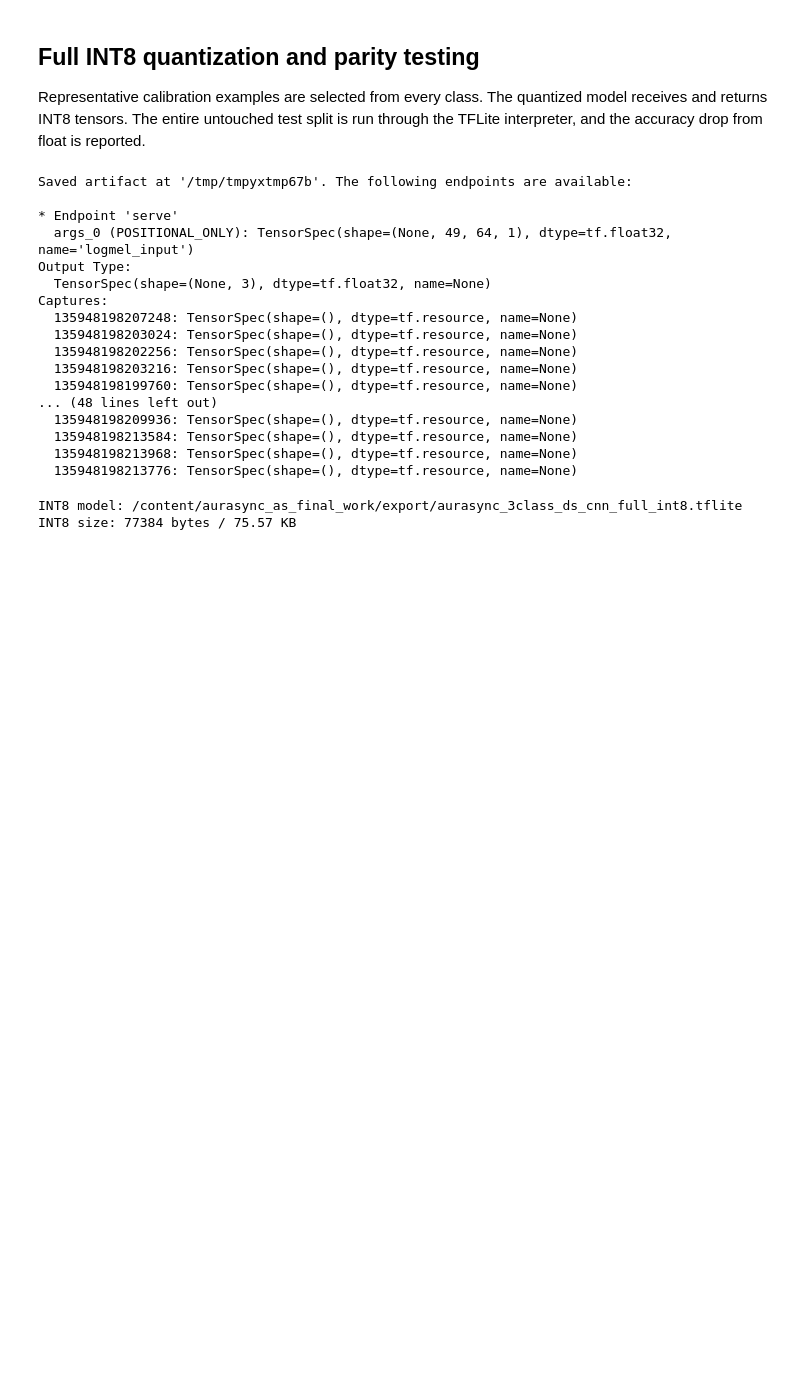
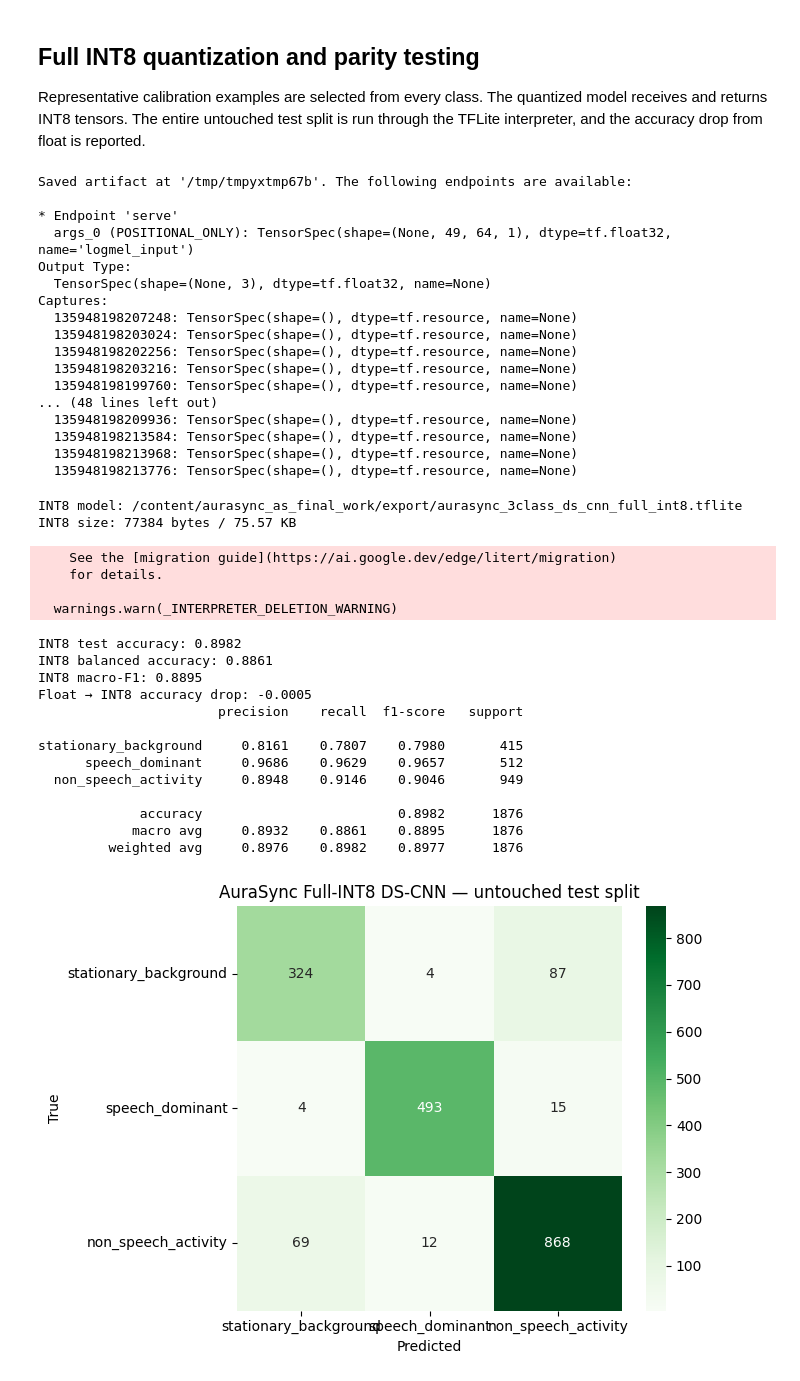
Before and after one commit to GhimirePlan/Project_AuraSync, a Jupyter notebook: AS_DL_Model/AuraSync_CNN_Training.ipynb, the cells around one changed output. Cells and saved outputs as stored; diff of their text form; code cells hidden in the pictures; blank space fills up the shorter version.

Commit message:
implemented integer evaluation and model metrics

```diff
--- a/AS_DL_Model/AuraSync_CNN_Training.ipynb
+++ b/AS_DL_Model/AuraSync_CNN_Training.ipynb
@@ -919,3 +919,72 @@ Captures:
   135948198213776: TensorSpec(shape=(), dtype=tf.resource, name=None)
 INT8 model: /content/aurasync_as_final_work/export/aurasync_3class_ds_cnn_full_int8.tflite
 INT8 size: 77384 bytes / 75.57 KB
+# %%
+# 18. Reusable INT8 interpreter and complete test evaluation.
+interpreter = tf.lite.Interpreter(model_path=str(int8_path))
+interpreter.allocate_tensors()
+input_info = interpreter.get_input_details()[0]
+output_info = interpreter.get_output_details()[0]
+in_scale, in_zero = input_info['quantization']
+out_scale, out_zero = output_info['quantization']
+
+if input_info['dtype'] != np.int8 or output_info['dtype'] != np.int8:
+    raise RuntimeError('Model is not full INT8 input/output.')
+if in_scale <= 0 or out_scale <= 0:
+    raise RuntimeError('Invalid quantization scales.')
+
+def int8_predict_batch(X, show_progress=False):
+    probabilities = []
+    iterator = tqdm(X, desc='INT8 inference') if show_progress else X
+    for sample in iterator:
+        q = np.round(sample[None, ...] / in_scale + in_zero)
+        q = np.clip(q, -128, 127).astype(np.int8)
+        interpreter.set_tensor(input_info['index'], q)
+        interpreter.invoke()
+        output_q = interpreter.get_tensor(output_info['index'])[0]
+        output = (output_q.astype(np.float32) - out_zero) * out_scale
+        # Quantized softmax should already approximate probabilities; renormalize safely.
+        output = np.maximum(output, 0.0)
+        output = output / max(float(output.sum()), 1e-8)
+        probabilities.append(output)
+    return np.asarray(probabilities, dtype=np.float32)
+
+int8_test_probs = int8_predict_batch(X_test, show_progress=True)
+int8_test_pred = int8_test_probs.argmax(axis=1)
+int8_test_accuracy = accuracy_score(y_test_ids, int8_test_pred)
+int8_test_balanced_accuracy = balanced_accuracy_score(y_test_ids, int8_test_pred)
+int8_test_macro_f1 = f1_score(y_test_ids, int8_test_pred, average='macro')
+quantization_accuracy_drop = float_test_accuracy - int8_test_accuracy
+
+print('INT8 test accuracy:', round(int8_test_accuracy, 4))
+print('INT8 balanced accuracy:', round(int8_test_balanced_accuracy, 4))
+print('INT8 macro-F1:', round(int8_test_macro_f1, 4))
+print('Float → INT8 accuracy drop:', round(quantization_accuracy_drop, 4))
+print(classification_report(y_test_ids, int8_test_pred, target_names=LABELS, digits=4))
+
+int8_cm = confusion_matrix(y_test_ids, int8_test_pred)
+plt.figure(figsize=(7, 5))
+sns.heatmap(int8_cm, annot=True, fmt='d', cmap='Greens', xticklabels=LABELS, yticklabels=LABELS)
+plt.xlabel('Predicted'); plt.ylabel('True'); plt.title('AuraSync Full-INT8 DS-CNN — untouched test split')
+plt.tight_layout()
+plt.savefig(EXPORT_DIR / 'int8_confusion_matrix.png', dpi=170)
+plt.show()
+# %% [output]
+    See the [migration guide](https://ai.google.dev/edge/litert/migration)
+    for details.
+
+  warnings.warn(_INTERPRETER_DELETION_WARNING)
+INT8 test accuracy: 0.8982
+INT8 balanced accuracy: 0.8861
+INT8 macro-F1: 0.8895
+Float → INT8 accuracy drop: -0.0005
+                       precision    recall  f1-score   support
+
+stationary_background     0.8161    0.7807    0.7980       415
+      speech_dominant     0.9686    0.9629    0.9657       512
+  non_speech_activity     0.8948    0.9146    0.9046       949
+
+             accuracy                         0.8982      1876
+            macro avg     0.8932    0.8861    0.8895      1876
+         weighted avg     0.8976    0.8982    0.8977      1876
+[figure, added]
```
Also changed, not shown: 3 other files.
